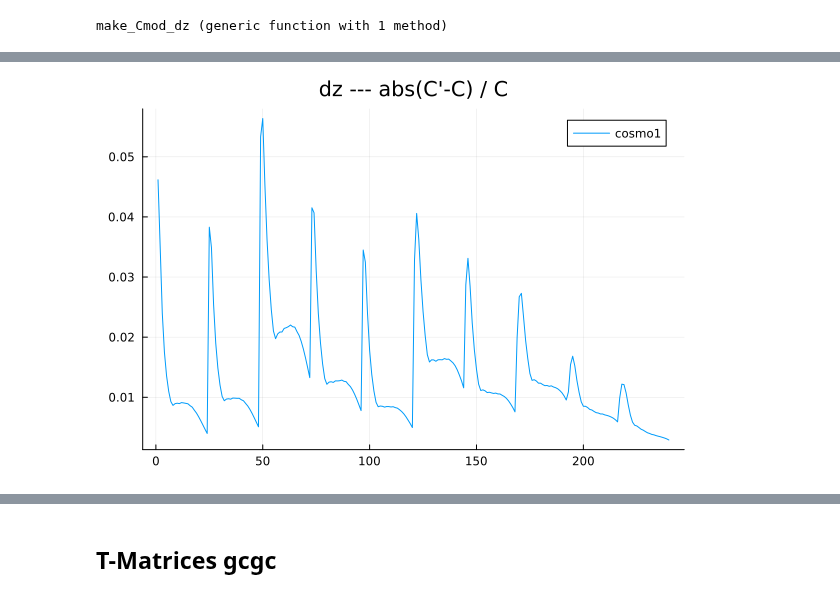
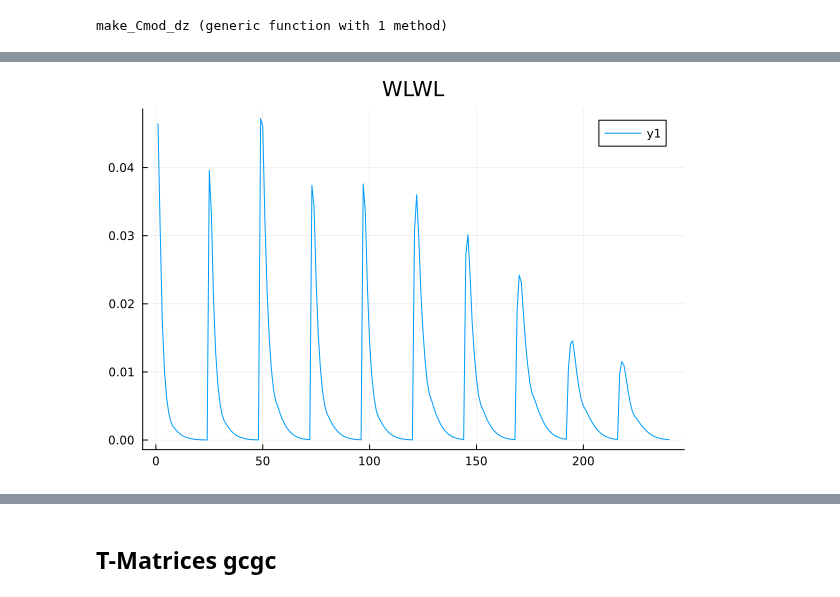
Before and after one commit to JaimeRZP/3x2_analytical, a Jupyter notebook: Analytical.ipynb, the cells around one changed output, grey strips where cells are left out. Cells and saved outputs as stored; diff of their text form; code cells hidden in the pictures.

```diff
--- a/Analytical.ipynb
+++ b/Analytical.ipynb
@@ -130,18 +134,24 @@ end;
 # %%
-function make_Cmod_dz(dz_cov; cosmo=cosmo)
-    d = 0.00005
-    n_cls = 240
-    m  = 4
+function make_Cmod(dz_cov, data_cov, model; mode="FD")
+    m = size(dz_cov)[1]
+    n_cls = size(data_cov)[1]
     T = zeros(n_cls, m)
-
-    for i in 1:m
-        dz = zeros(m)
-        e = zeros(m)
-        e[i] = d
-        T[:, i] = (model_cov_dz(dz.+e; cosmo=cosmo) .- model_cov_dz(dz.-e; cosmo=cosmo)) ./ (2*d)
+    if mode == "AD"
+        println("Using automatic differentiation to compute T")
+        null = zeros(n)
+        T = ForwardDiff.jacobian(model, null)
+    elseif mode == "FD"
+        println("Using finite differences to compute T")
+        d = 0.00005
+        for i in 1:m
+            dz = zeros(m)
+            e = zeros(m)
+            e[i] = d
+            T[:, i] = (model(dz.+e) .- model(dz.-e)) ./ (2*d)
+        end
     end
     TPT = T * dz_cov * T'
-    Cmod = Symmetric(wlwl_meta.cov + TPT)
+    Cmod = Symmetric(data_cov + TPT)
     return Cmod
 end
 # %% [output]
@@ -204,0 +173,2 @@ inv_C_mod = inv(C_mod);
+# %%
+C_mod = make_Cmod_dz(dz_cov, meta_wlwl.cov, model_wlwl)
@@ -205,7 +214,7 @@ inv_C_mod = inv(C_mod);
 # %%
-plot(abs.(diag(wlwl_meta.cov) .- diag(C_mod)) ./ diag(wlwl_meta.cov), label="cosmo1", title="dz --- abs(C'-C) / C")
+plot(abs.(diag(meta_wlwl.cov) .- diag(C_mod)) ./ diag(meta_wlwl.cov),  title="WLWL")
 # %% [output]
-[figure, old version]
+[figure, new version]
 # %%
 npzwrite("../../data/DESY1/nzs/wlwl_dz_cov_marg.npz",
         Dict("cov_marg" => C_mod,
```
Also changed, not shown: parts of 22 cells of this notebook, 12 other files.
